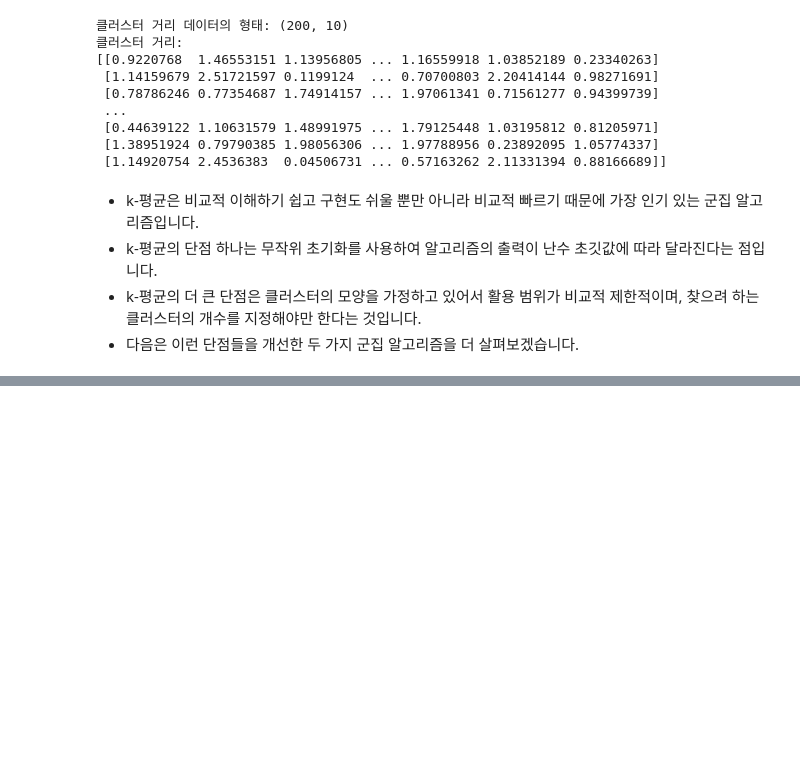
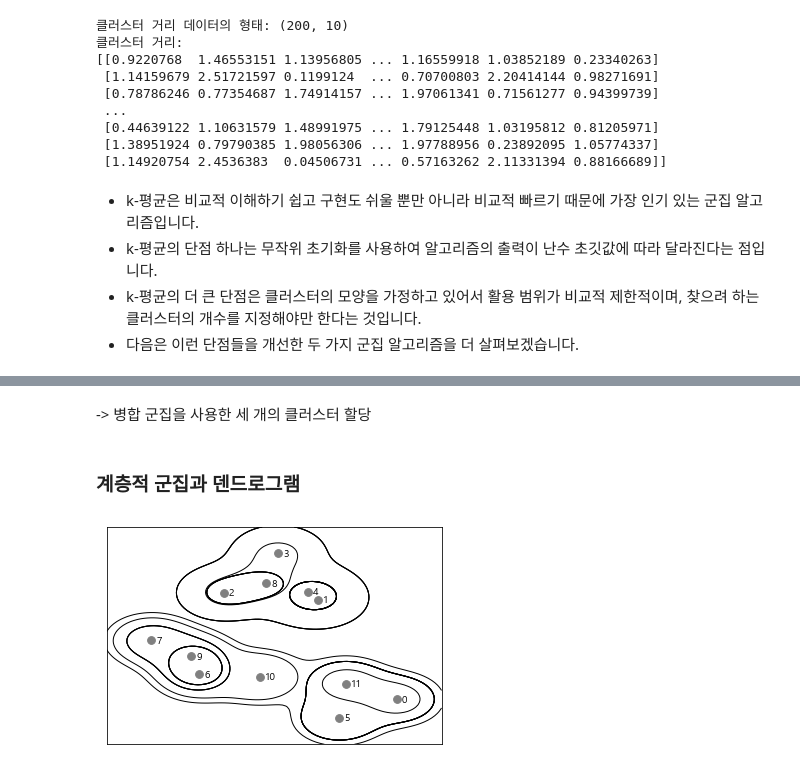
Before and after one commit to noveline4530/Machine_Learning_scikit-learn, a Jupyter notebook: ml12_190316.ipynb, the cells around one changed output, grey strips where cells are left out. Drawn from its saved outputs; the diff is of its cells as text; code cells hidden in the pictures; blank space fills up the shorter version.

```diff
--- a/ml12_190316.ipynb
+++ b/ml12_190316.ipynb
@@ -274,0 +301,8 @@ print("클러스터 거리:\n{}".format(distance_features))
+# %% [markdown]
+-> 병합 군집을 사용한 세 개의 클러스터 할당
+# %% [markdown]
+### 계층적 군집과 덴드로그램
+# %%
+mglearn.plots.plot_agglomerative()
+# %% [output]
+[figure, added]
```
Also changed, not shown: parts of 14 cells of this notebook.
